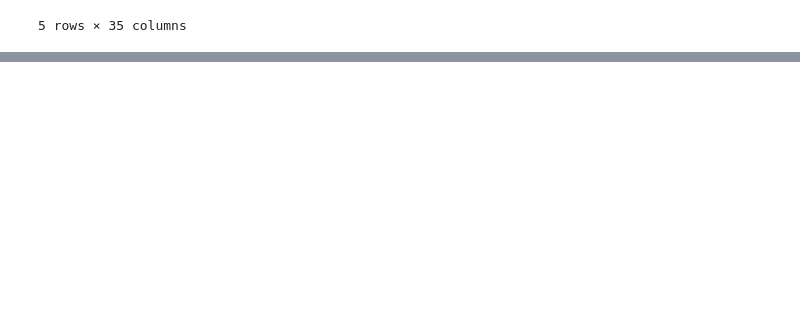
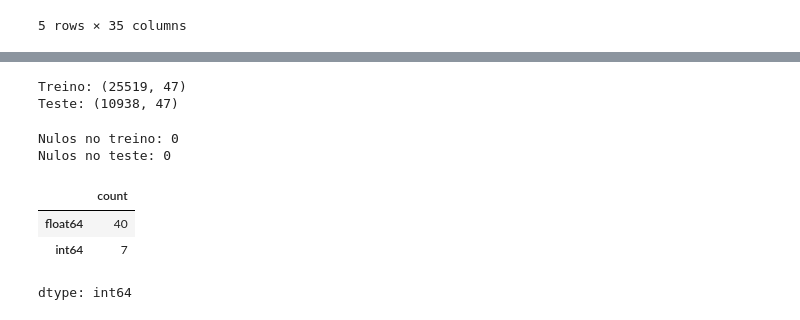
Before and after one commit to marciapaulasv-coder/TechChalenge, a Jupyter notebook: 02_preprocessamento.ipynb, the cells around one changed output, grey strips where cells are left out. Drawn from its saved outputs; the diff is of its cells as text; code cells hidden in the pictures; blank space fills up the shorter version.

```diff
--- a/02_preprocessamento.ipynb
+++ b/02_preprocessamento.ipynb
@@ -271,3 +267,9 @@ X_test_encoded.head()
 | 22629 | 0.0 | 0.0 | 0.0 | 1.0 | ... |
 | 18252 | 0.0 | 0.0 | 0.0 | 1.0 | ... |
 5 rows × 35 columns
+# %%
+# Junção das variáveis numéricas com as variáveis categóricas transformadas
+
+X_train_preparado = pd.concat([X_train[colunas_numericas], X_train_encoded], axis=1)
+
+X_train_preparado.shape
@@ -273,0 +286,3 @@ X_test_encoded.head()
+# %%
+# Variáveis numéricas que serão padronizadas
+colunas_padronizar = ['CNT_CHILDREN','AMT_INCOME_TOTAL', 'CNT_FAM_MEMBERS', 'IDADE', 'ANOS_EMPREGADO']
@@ -273,0 +291,8 @@ X_test_encoded.head()
+# %%
+from sklearn.preprocessing import StandardScaler
+
+scaler = StandardScaler()
+
+X_train_preparado[colunas_padronizar] = scaler.fit_transform(X_train_preparado[colunas_padronizar])
+
+X_test_preparado[colunas_padronizar] = scaler.transform(X_test_preparado[colunas_padronizar])
@@ -273,0 +311,25 @@ X_test_encoded.head()
+# %%
+# Verificação das dimensões das bases finais
+
+print('Treino:', X_train_preparado.shape)
+print('Teste:', X_test_preparado.shape)
+# %% [output]
+Treino: (25519, 47)
+Teste: (10938, 47)
+# %%
+# Verificação de valores nulos nas bases finais
+
+print('Nulos no treino:', X_train_preparado.isna().sum().sum())
+print('Nulos no teste:', X_test_preparado.isna().sum().sum())
+# %% [output]
+Nulos no treino: 0
+Nulos no teste: 0
+# %%
+# Verificação dos tipos das variáveis
+
+X_train_preparado.dtypes.value_counts()
+# %% [output]
+|  | count |
+| float64 | 40 |
+| int64 | 7 |
+dtype: int64
```
Also changed, not shown: parts of 6 cells of this notebook.
